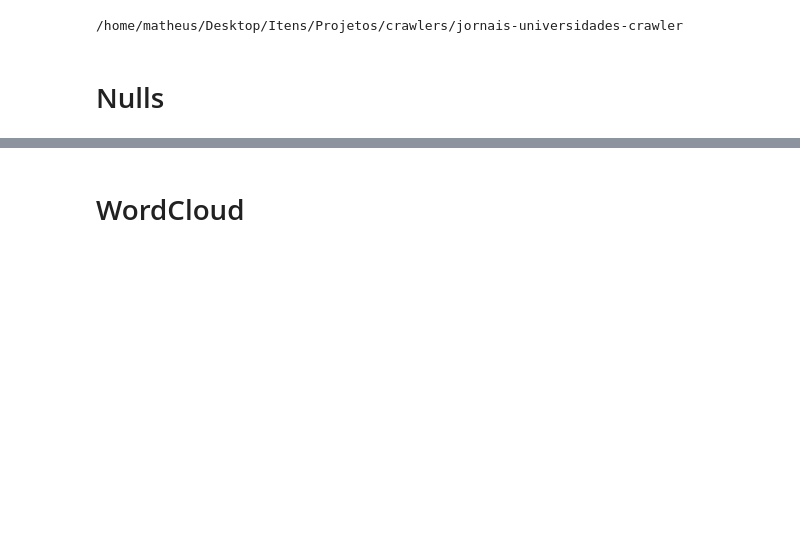
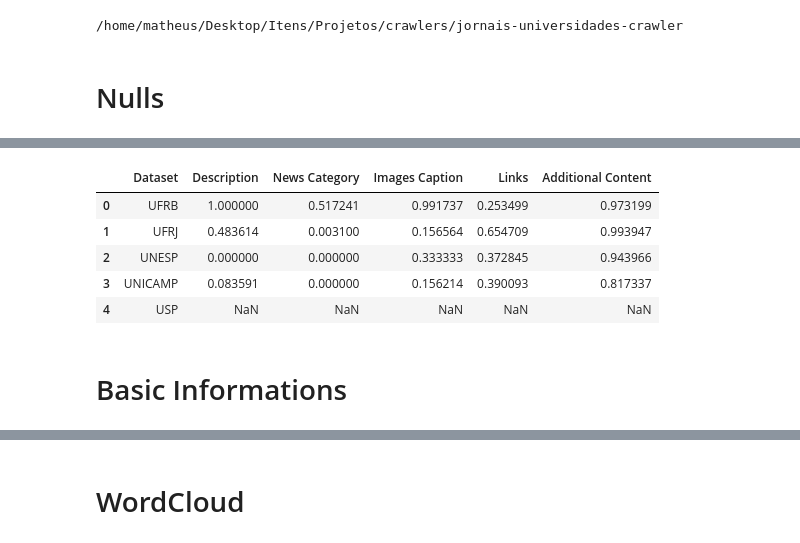
Before and after one commit to Matheusutino/brazilian-university-journalism-dataset, a Jupyter notebook: src/analysis/describe_dataset.ipynb, the cells around one changed output, grey strips where cells are left out. Cells and saved outputs as stored; diff of their text form; code cells hidden in the pictures; blank space fills up the shorter version.

```diff
--- a/src/analysis/describe_dataset.ipynb
+++ b/src/analysis/describe_dataset.ipynb
@@ -168,0 +117,13 @@ for dataset in datasets:
+# %%
+columns = ["Dataset", "Description", "News Category", "Images Caption", "Links", "Additional Content"]
+
+df[columns]
+# %% [output]
+|  | Dataset | Description | News Category | Images Caption | Links | Additional Content |
+| 0 | UFRB | 1.000000 | 0.517241 | 0.991737 | 0.253499 | 0.973199 |
+| 1 | UFRJ | 0.483614 | 0.003100 | 0.156564 | 0.654709 | 0.993947 |
+| 2 | UNESP | 0.000000 | 0.000000 | 0.333333 | 0.372845 | 0.943966 |
+| 3 | UNICAMP | 0.083591 | 0.000000 | 0.156214 | 0.390093 | 0.817337 |
+| 4 | USP | NaN | NaN | NaN | NaN | NaN |
+# %% [markdown]
+# Basic Informations
```
Also changed, not shown: parts of 4 cells of this notebook, 7 other files.
